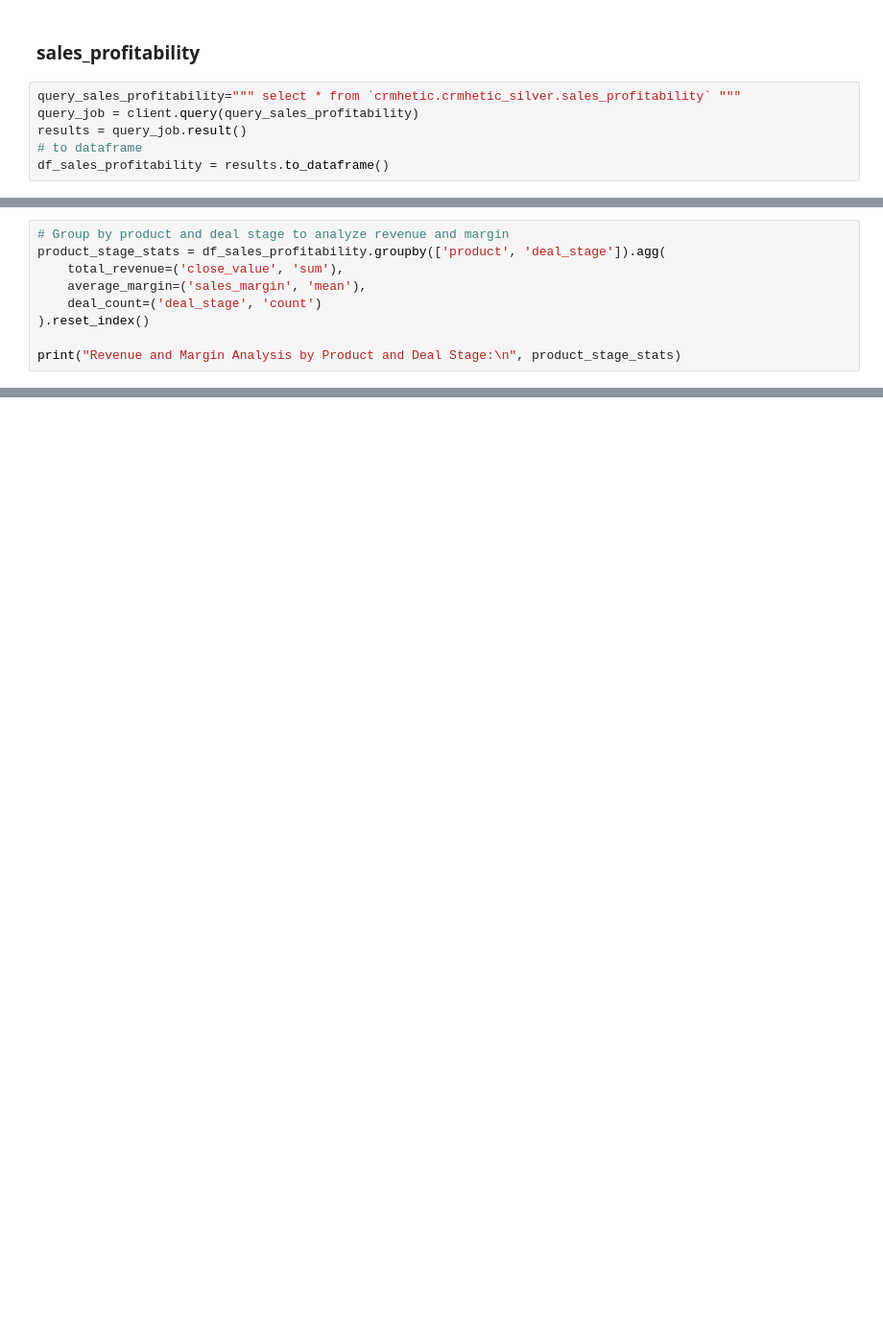
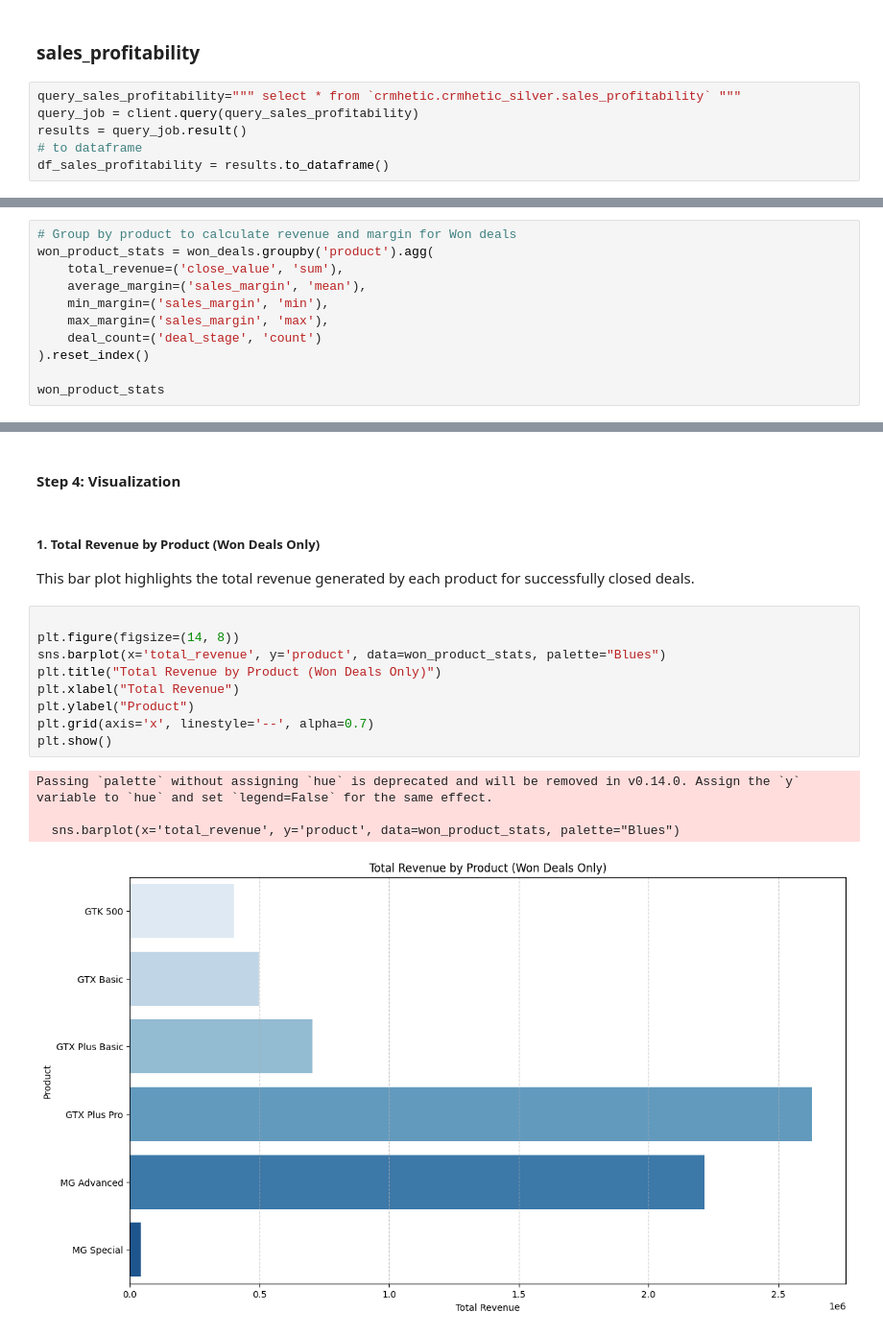
Before and after one commit to camlebrun/crm_hetic, a Jupyter notebook: analyses/eda.ipynb, the cells around one changed output, grey strips where cells are left out. Shown at 96% size. Saved outputs shown, nothing was run; the diff lists cells and outputs as text; blank space fills up the shorter version.

```diff
--- a/analyses/eda.ipynb
+++ b/analyses/eda.ipynb
@@ -379,9 +332,11 @@ print("\nDescriptive Statistics for Lost Deals:\n", lost_stats)
 # %%
-# Group by product and deal stage to analyze revenue and margin
-product_stage_stats = df_sales_profitability.groupby(['product', 'deal_stage']).agg(
+# Group by product to calculate revenue and margin for Won deals
+won_product_stats = won_deals.groupby('product').agg(
     total_revenue=('close_value', 'sum'),
     average_margin=('sales_margin', 'mean'),
+    min_margin=('sales_margin', 'min'),
+    max_margin=('sales_margin', 'max'),
     deal_count=('deal_stage', 'count')
 ).reset_index()
 
-print("Revenue and Margin Analysis by Product and Deal Stage:\n", product_stage_stats)
+won_product_stats
@@ -387,0 +376,21 @@ print("Revenue and Margin Analysis by Product and Deal Stage:\n", product_stage_
+# %% [markdown]
+#### Step 4: Visualization
+# %% [markdown]
+
+##### 1. Total Revenue by Product (Won Deals Only)
+
+This bar plot highlights the total revenue generated by each product for successfully closed deals.
+# %%
+
+plt.figure(figsize=(14, 8))
+sns.barplot(x='total_revenue', y='product', data=won_product_stats, palette="Blues")
+plt.title("Total Revenue by Product (Won Deals Only)")
+plt.xlabel("Total Revenue")
+plt.ylabel("Product")
+plt.grid(axis='x', linestyle='--', alpha=0.7)
+plt.show()
+# %% [output]
+Passing `palette` without assigning `hue` is deprecated and will be removed in v0.14.0. Assign the `y` variable to `hue` and set `legend=False` for the same effect.
+
+  sns.barplot(x='total_revenue', y='product', data=won_product_stats, palette="Blues")
+[figure, added]
```
Also changed, not shown: parts of 40 cells of this notebook.
